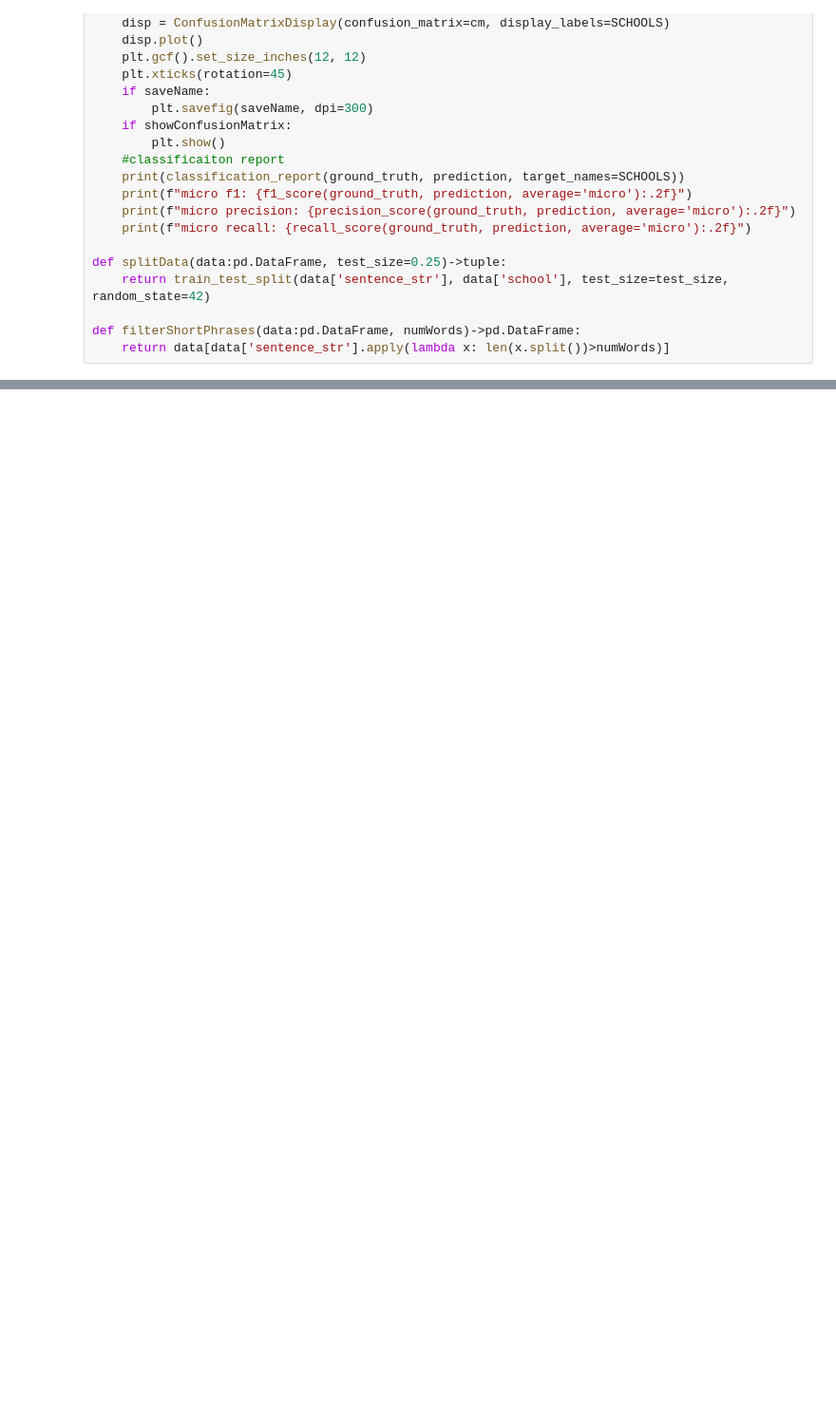
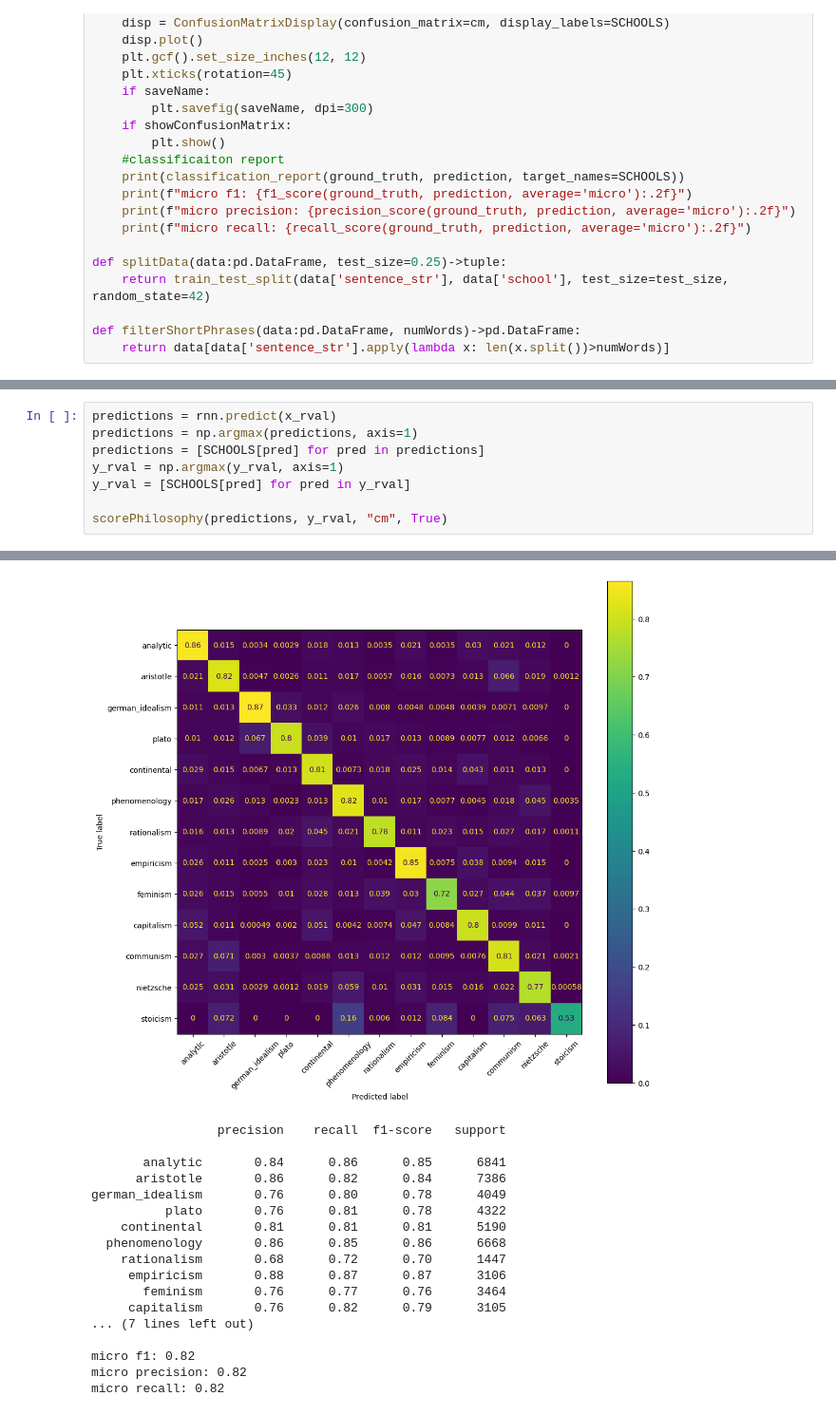
Before and after one commit to giordanoscerra/ProjectAthena, a Jupyter notebook: rnn/rnn.ipynb, the cells around one changed output, grey strips where cells are left out. Shown at 95% size. Drawn from its saved outputs; the diff is of its cells as text; blank space fills up the shorter version.

```diff
--- a/rnn/rnn.ipynb
+++ b/rnn/rnn.ipynb
@@ -240,0 +341,9 @@ micro recall: 0.78
+# %%
+predictions = rnn.predict(x_rval)
+predictions = np.argmax(predictions, axis=1)
+predictions = [SCHOOLS[pred] for pred in predictions]
+y_rval = np.argmax(y_rval, axis=1)
+y_rval = [SCHOOLS[pred] for pred in y_rval]
+
+scorePhilosophy(predictions, y_rval, "cm", True)
+# %% [output]
@@ -240,0 +351,18 @@ micro recall: 0.78
+[figure, added]
+                 precision    recall  f1-score   support
+
+       analytic       0.84      0.86      0.85      6841
+      aristotle       0.86      0.82      0.84      7386
+german_idealism       0.76      0.80      0.78      4049
+          plato       0.76      0.81      0.78      4322
+    continental       0.81      0.81      0.81      5190
+  phenomenology       0.86      0.85      0.86      6668
+    rationalism       0.68      0.72      0.70      1447
+     empiricism       0.88      0.87      0.87      3106
+       feminism       0.76      0.77      0.76      3464
+     capitalism       0.76      0.82      0.79      3105
+... (7 lines left out)
+
+micro f1: 0.82
+micro precision: 0.82
+micro recall: 0.82
```
Also changed, not shown: parts of 15 cells of this notebook, 1 other file.
